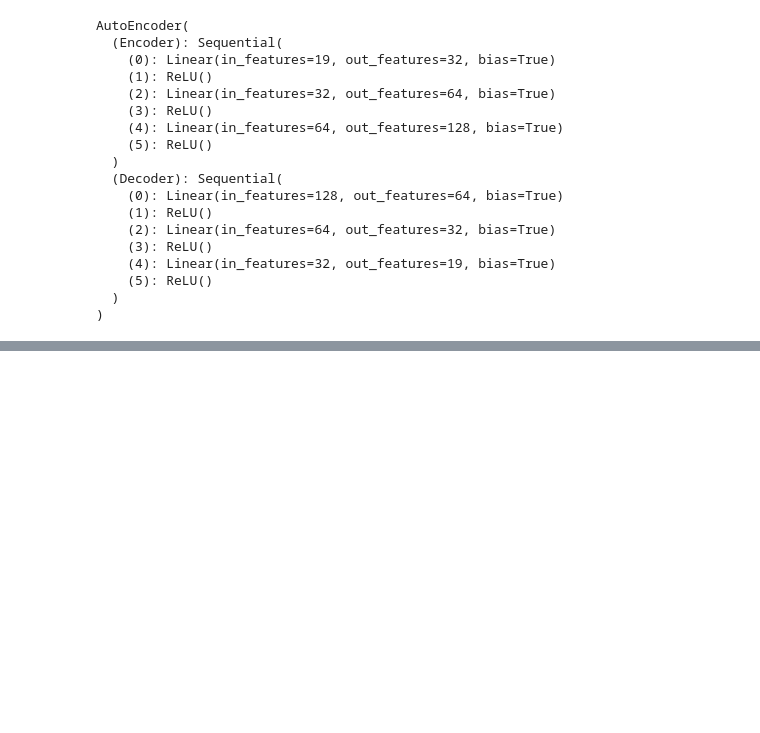
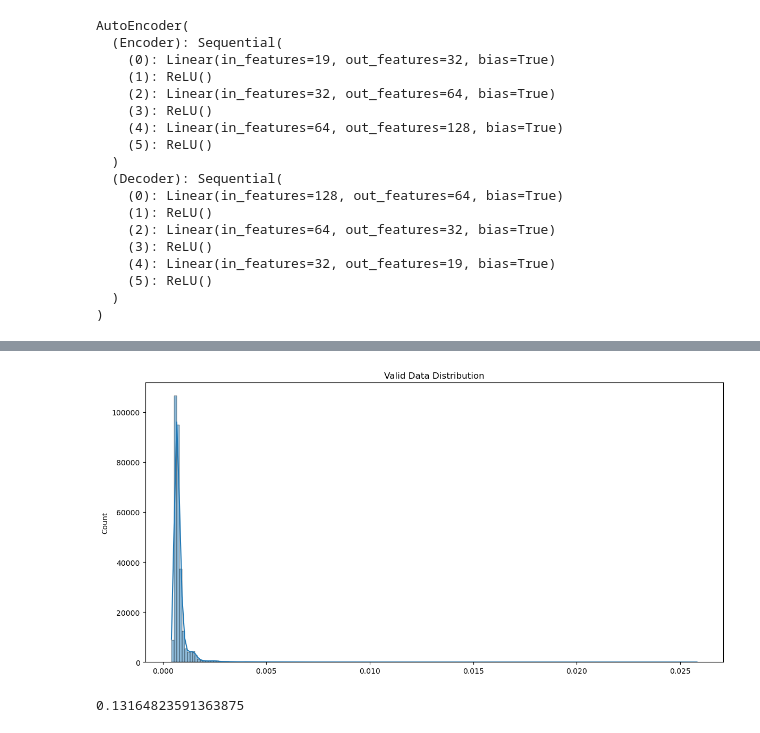
Before and after one commit to LEEINSEO-0118/Heat_Treatment_PdM, a Jupyter notebook: Code/modeling.ipynb, the cells around one changed output, grey strips where cells are left out. Cells and saved outputs as stored; diff of their text form; code cells hidden in the pictures; blank space fills up the shorter version.

```diff
--- a/Code/modeling.ipynb
+++ b/Code/modeling.ipynb
@@ -315,0 +356,8 @@ test_scaled = scaler.transform(test.iloc[:,:-1])
+# %%
+predict_plot(valid_loss, 'Valid Data Distribution')
+# %% [output]
+[figure, added]
+# %%
+len(valid_loss[valid_loss > 0.01])/len(valid_loss)*100
+# %% [output]
+0.13164823591363875
```
Also changed, not shown: parts of 24 cells of this notebook.
